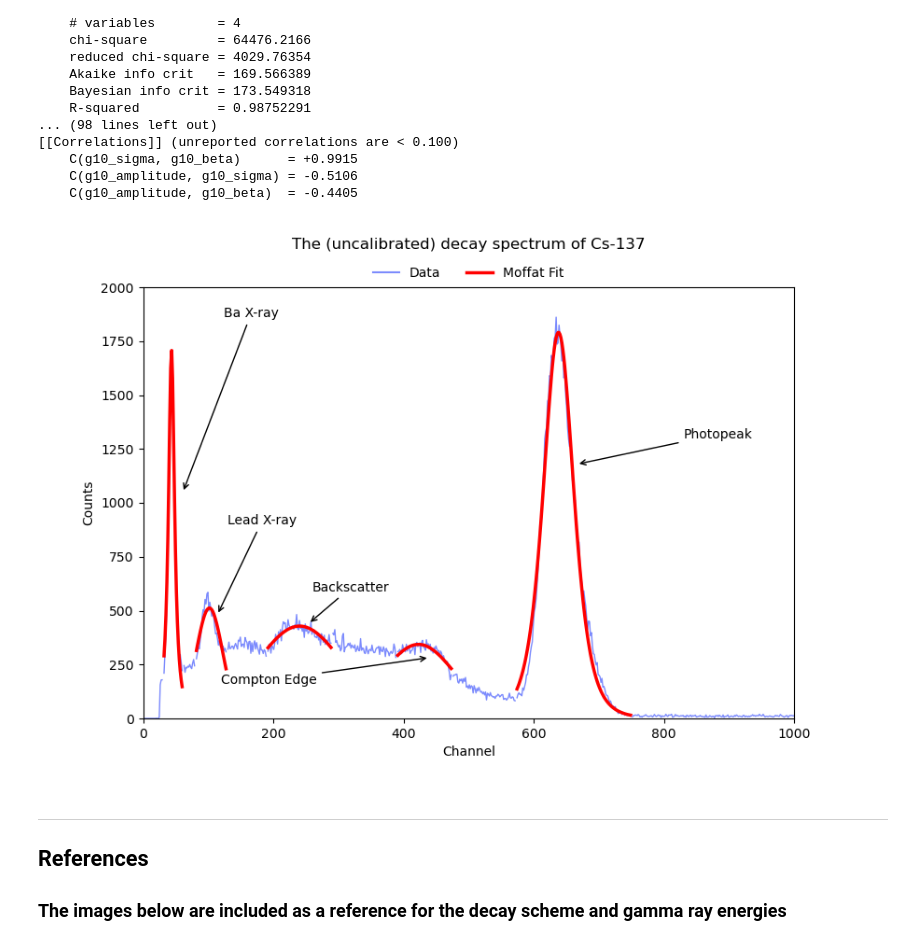
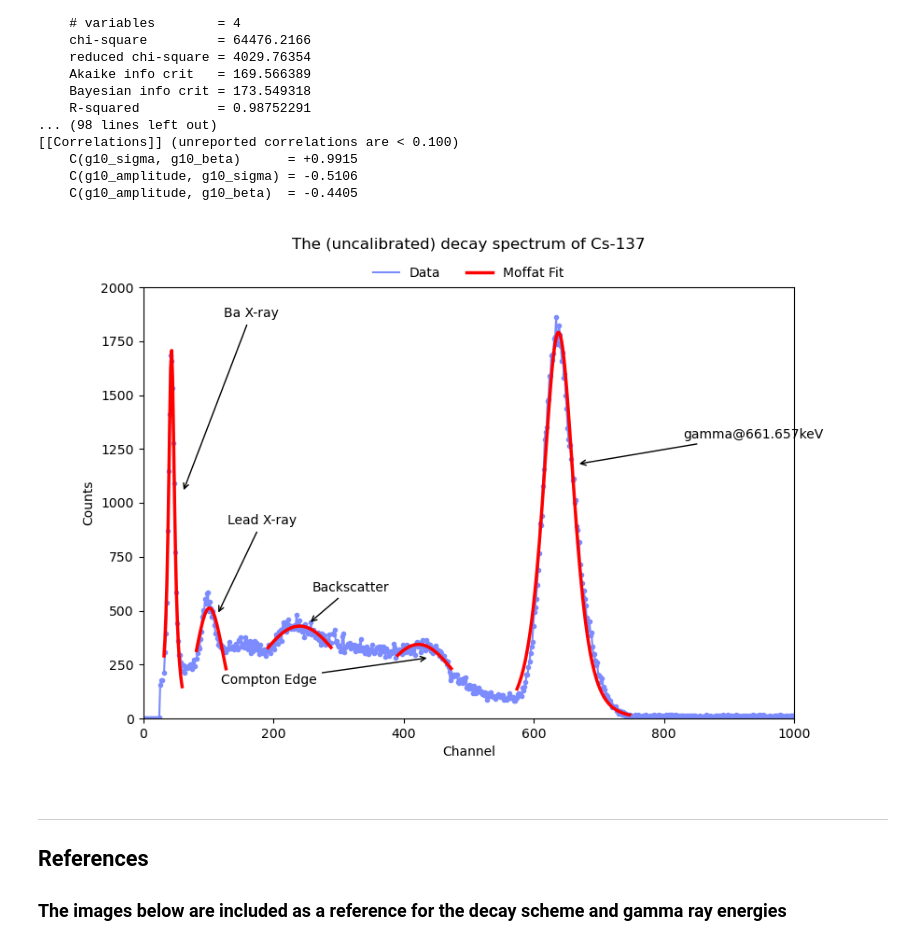
Before and after one commit to Al-1n/Compton, a Jupyter notebook: 0.1.Uncalibrated_Cs_Spectrum.ipynb, the cells around one changed output. Drawn from its saved outputs; the diff is of its cells as text; code cells hidden in the pictures.

```diff
--- a/0.1.Uncalibrated_Cs_Spectrum.ipynb
+++ b/0.1.Uncalibrated_Cs_Spectrum.ipynb
@@ -123,32 +123,32 @@ print(result10.fit_report())
 plt.figure(figsize=(9,6))
 
 #plot data and models
-plt.plot(x_vals[0], y_vals[0], '#7c8bfd', linewidth=1)
+plt.plot(x_vals[0], y_vals[0], color = '#7c8bfd', marker = ".")
 
-plt.plot(x_vals[1], y_vals[1], '#7c8bfd', linewidth=1)
+plt.plot(x_vals[1], y_vals[1], color = '#7c8bfd', marker = ".")
 plt.plot(x_vals[1], result2.best_fit, 'r-', linewidth=2.5)
 
-plt.plot(x_vals[2], y_vals[2], '#7c8bfd', linewidth=1)
+plt.plot(x_vals[2], y_vals[2], color = '#7c8bfd', marker = ".")
 
-plt.plot(x_vals[3], y_vals[3], '#7c8bfd', linewidth=1)
+plt.plot(x_vals[3], y_vals[3], color = '#7c8bfd', marker = ".")
 plt.plot(x_vals[3], result4.best_fit, 'r-', linewidth=2.5)
 
-plt.plot(x_vals[4], y_vals[4], '#7c8bfd', linewidth=1)
+plt.plot(x_vals[4], y_vals[4], color = '#7c8bfd', marker = ".")
 
-plt.plot(x_vals[5], y_vals[5], '#7c8bfd', linewidth=1)
+plt.plot(x_vals[5], y_vals[5], color = '#7c8bfd', marker = ".")
 plt.plot(x_vals[5], result6.best_fit, 'r-', linewidth=2.5)
 
-plt.plot(x_vals[6], y_vals[6], '#7c8bfd', linewidth=1)
+plt.plot(x_vals[6], y_vals[6], color = '#7c8bfd', marker = ".")
 
-plt.plot(x_vals[7], y_vals[7], '#7c8bfd', linewidth=1)
+plt.plot(x_vals[7], y_vals[7], color = '#7c8bfd', marker = ".")
 plt.plot(x_vals[7], result8.best_fit, 'r-', linewidth=2.5)
 
-plt.plot(x_vals[8], y_vals[8], '#7c8bfd', linewidth=1)
+plt.plot(x_vals[8], y_vals[8], color = '#7c8bfd', marker = ".")
 
-plt.plot(x_vals[9], y_vals[9], '#7c8bfd', linewidth=1)
+plt.plot(x_vals[9], y_vals[9], color = '#7c8bfd', marker = ".")
 plt.plot(x_vals[9], result10.best_fit, 'r-', linewidth=2.5)
 
-plt.plot(x_vals[10], y_vals[10], '#7c8bfd', linewidth=1)
+plt.plot(x_vals[10], y_vals[10], color = '#7c8bfd', marker = ".")
 
 plt.ylabel('Counts')
 plt.xlabel('Channel')
@@ -165,35 +165,35 @@ plt.annotate('Ba X-ray', xy=(61, 1048), xytext=(124, 1861),
             )
 plt.annotate('Lead X-ray', xy=(114, 480), xytext=(130, 900),
             arrowprops=dict(arrowstyle="->",
                             connectionstyle="arc"),
             )
 plt.annotate('Backscatter', xy=(254, 439), xytext=(260, 590),
             arrowprops=dict(arrowstyle="->",
                             connectionstyle="arc"),
             )
 plt.annotate('Compton Edge', xy=(440, 282), xytext=(120, 160), horizontalalignment="left",
             arrowprops=dict(arrowstyle="->",
                             connectionstyle="arc"),
             )
-plt.annotate('Photopeak', xy=(666, 1179), xytext=(830, 1300),
+plt.annotate('gamma@661.657keV', xy=(666, 1179), xytext=(830, 1300),
             arrowprops=dict(arrowstyle="->",
                             connectionstyle="arc"),
             )
 
 # Create legend entries for the blue and red lines (data and model) and display the legend
 blue_line = mlines.Line2D([], [], color='#7c8bfd', label='Data')
 
 red_line = mlines.Line2D([], [], color='red', label='Moffat Fit', linewidth=2.5)
 
 plt.legend([blue_line, red_line], ['Data', 'Moffat Fit'], loc='lower center', bbox_to_anchor= (0.5, 1.005), ncol=2,
             borderaxespad=0, frameon=False)
 
 plt.title('The (uncalibrated) decay spectrum of Cs-137', y = 1.07)
 
 #show the plot
 plt.show()
 # %% [output]
-[figure, old version]
+[figure, new version]
 # %% [markdown]
 
 
```
Also changed, not shown: 6 other files.
